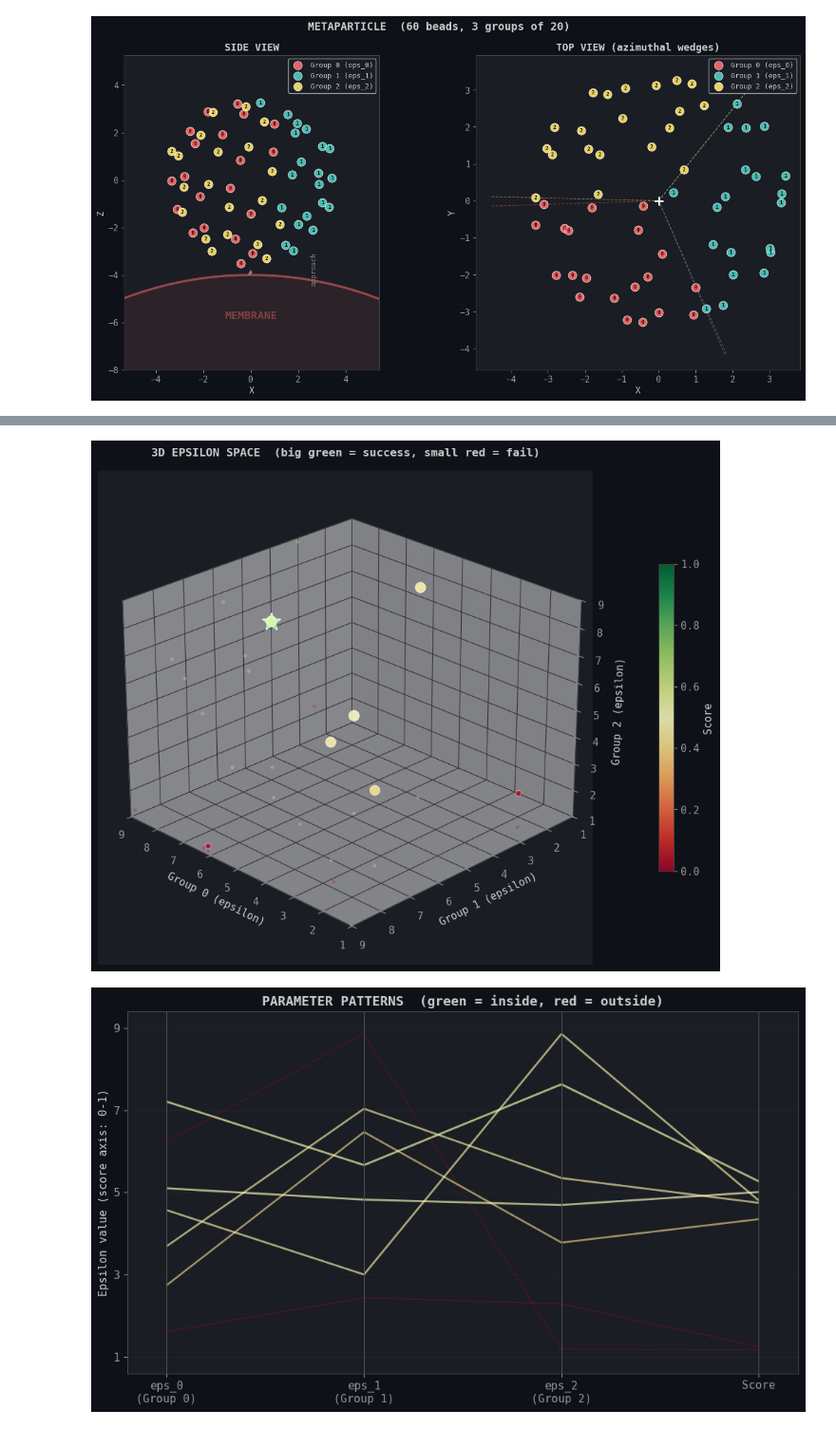
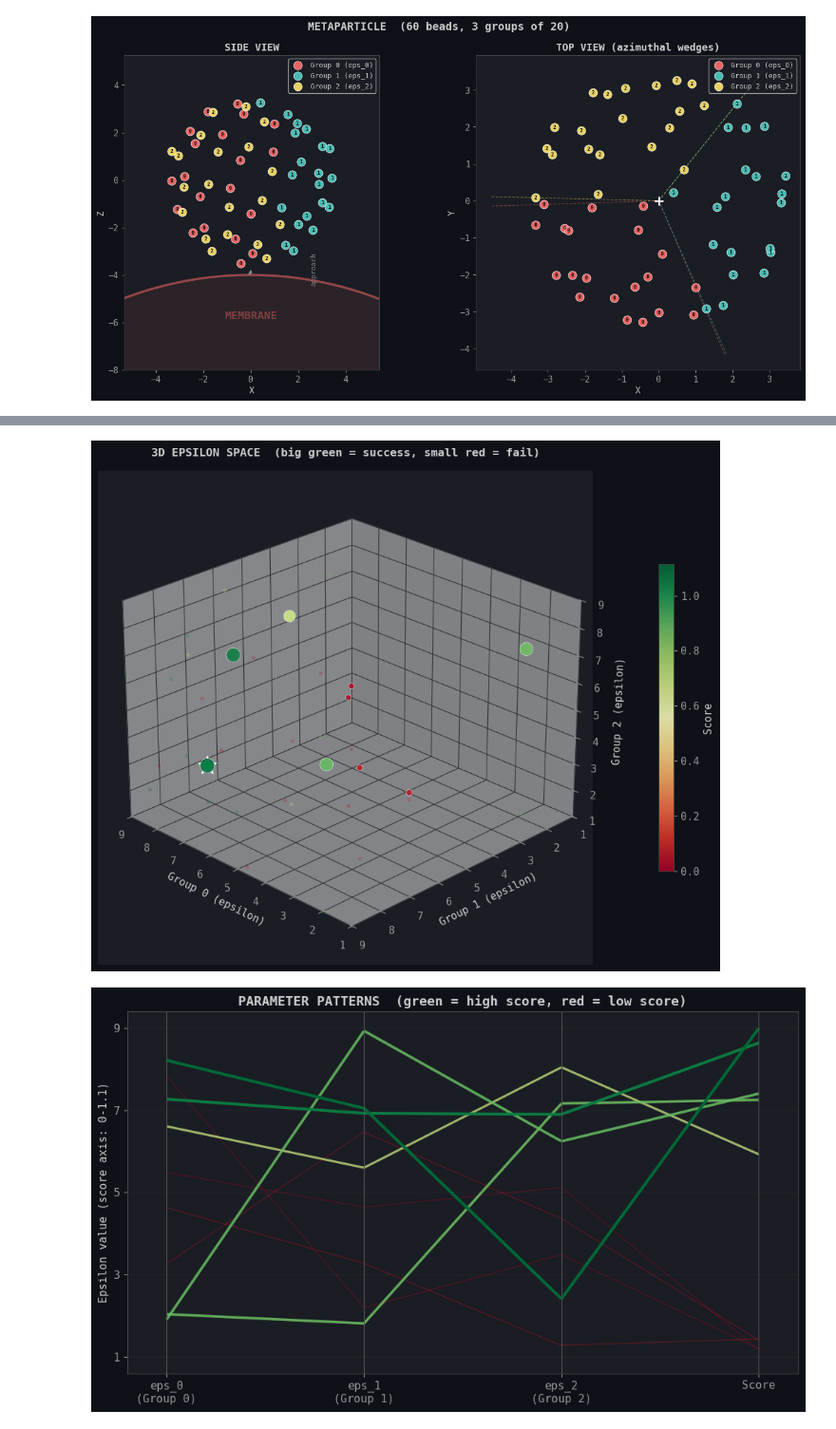
Before and after one commit to MaartenStork/metaparticles-main, a Jupyter notebook: analyze_bo.ipynb, the cells around one changed output, grey strips where cells are left out. Shown at 95% size. Cells and saved outputs as stored; diff of their text form; code cells hidden in the pictures.

```diff
--- a/analyze_bo.ipynb
+++ b/analyze_bo.ipynb
@@ -138,12 +143,12 @@ score = depth * (0.5 + 0.5 * coverage)  |  coverage data: 7/7 runs
 # %%
 # SUMMARY TABLE: all runs at a glance
-# Green = inside, red = failed (outside). Now includes solid angle coverage.
+# Green = inside, red = failed (outside). Includes coverage + cluster info.
 
-fig, ax = plt.subplots(figsize=(16, max(2, 0.4 * len(ok) + 1.5)))
+fig, ax = plt.subplots(figsize=(18, max(2, 0.4 * len(ok) + 1.5)))
 ax.axis("off")
 
-headers = ["eval", "eps_0", "eps_1", "eps_2", "r/R", "coverage", "score", "result"]
-col_x = [0.02, 0.08, 0.17, 0.26, 0.35, 0.44, 0.56, 0.68]
+headers = ["eval", "eps_0", "eps_1", "eps_2", "r/R", "coverage", "clusters", "score", "result"]
+col_x = [0.02, 0.08, 0.16, 0.24, 0.32, 0.40, 0.50, 0.60, 0.70]
 
 # Header row
 for x, h in zip(col_x, headers):
@@ -152,7 +157,6 @@ for x, h in zip(col_x, headers):
 ax.plot([0.01, 0.97], [0.95, 0.95], color="#555", lw=1,
         transform=ax.transAxes, clip_on=False)
 
-# Sort by eval_id
 sorted_runs = sorted(ok, key=lambda r: r["eval_id"])
 n = len(sorted_runs)
 
@@ -162,6 +166,7 @@ for i, r in enumerate(sorted_runs):
     rr = r["radial_ratio"]
     e = r["epsilons"]
     cov = r.get("coverage", None)
+    ncl = r.get("n_membrane_clusters", 0)
 
     inside = rr < 1.0
 
@@ -173,6 +178,7 @@ for i, r in enumerate(sorted_runs):
         result_text = f"OUTSIDE (r/R={rr:.2f})"
 
     cov_str = f"{cov:.3f}" if cov is not None else "  -  "
+    cl_str = f"{ncl}" if ncl else "-"
 
     vals = [
         f"{r['eval_id']:>4d}",
@@ -181,6 +187,7 @@ for i, r in enumerate(sorted_runs):
         f"{e[2]:>6.2f}",
         f"{rr:>6.3f}",
         f"{cov_str:>6s}",
+        f"{cl_str:>3s}",
         f"{s:>7.4f}",
         result_text,
     ]
@@ -196,7 +203,7 @@ for i, r in enumerate(sorted_runs):
                               alpha=0.08, clip_on=False)
         ax.add_patch(rect)
 
-ax.set_title("ALL RUNS SUMMARY  (score = depth * (0.5 + 0.5 * coverage))",
+ax.set_title("ALL RUNS SUMMARY  (score = depth * (0.5 + 0.5*coverage) * (1+split))",
              fontweight="bold", fontsize=14, pad=10)
 plt.tight_layout()
 plt.show()
@@ -255,6 +260,5 @@ plt.show()
 # %%
 # 2. HEATMAPS: interpolated score landscape in epsilon space
-# Shows WHERE in parameter space endocytosis happens
 
 pairs = [(0, 1, "Group 0", "Group 1"),
          (0, 2, "Group 0", "Group 2"),
@@ -269,14 +273,13 @@ for ax, (i, j, li, lj) in zip(axes, pairs):
 
     if len(scores) >= 4:
         ZI = griddata(eps[:, [i, j]], scores, (XI, YI), method="cubic", fill_value=0)
-        ZI = np.clip(ZI, 0, 1)
-        im = ax.contourf(XI, YI, ZI, levels=20, cmap="inferno", vmin=0, vmax=1)
+        ZI = np.clip(ZI, 0, score_max)
+        im = ax.contourf(XI, YI, ZI, levels=20, cmap="inferno", vmin=0, vmax=score_max)
         ax.contour(XI, YI, ZI, levels=[0.5], colors=["#00ff88"], linewidths=2, linestyles="--")
 
     ax.scatter(eps[:, i], eps[:, j], c=scores, cmap="inferno",
-              s=60, edgecolors="white", linewidths=0.8, vmin=0, vmax=1, zorder=5)
+              s=60, edgecolors="white", linewidths=0.8, vmin=0, vmax=score_max, zorder=5)
 
-    # Mark the best run
     best = np.argmax(scores)
     ax.scatter(eps[best, i], eps[best, j], marker="*", s=200,
               color="#00ff88", edgecolors="white", linewidths=1, zorder=6)
@@ -286,9 +289,9 @@ for ax, (i, j, li, lj) in zip(axes, pairs):
     ax.set_xlim(1, 9)
     ax.set_ylim(1, 9)
 
-fig.colorbar(plt.cm.ScalarMappable(cmap="inferno", norm=plt.Normalize(0, 1)),
+fig.colorbar(plt.cm.ScalarMappable(cmap="inferno", norm=plt.Normalize(0, score_max)),
              ax=axes[-1], label="Score", shrink=0.8, pad=0.02)
-fig.suptitle("SCORE LANDSCAPE  (green dashed = pass/fail boundary)",
+fig.suptitle("SCORE LANDSCAPE  (green dashed = 0.5 contour)",
              fontweight="bold", fontsize=13)
 plt.tight_layout()
 plt.show()
@@ -302,28 +305,26 @@ fig = plt.figure(figsize=(10, 8))
 ax = fig.add_subplot(111, projection="3d")
 ax.set_facecolor("#1a1d23")
 
-# Scale dot size by score
-sizes = 30 + 200 * scores
+scores_norm = scores / score_max  # normalize for size/alpha
+sizes = 30 + 200 * scores_norm
 
 sc = ax.scatter(eps[:, 0], eps[:, 1], eps[:, 2],
-                c=scores, cmap="RdYlGn", s=sizes, vmin=0, vmax=1,
+                c=scores, cmap="RdYlGn", s=sizes, vmin=0, vmax=score_max,
                 edgecolors="white", linewidths=0.4, alpha=0.85, depthshade=False)
 
-# Star on best
 best = np.argmax(scores)
 ax.scatter(eps[best, 0], eps[best, 1], eps[best, 2],
            marker="*", s=400, color="#00ff88", edgecolors="white",
            linewidths=1, zorder=6, depthshade=False)
 
-# Project shadows onto walls (shows 2D marginals)
 ax.scatter(eps[:, 0], eps[:, 1], np.full(len(eps), 1),
-           c=scores, cmap="RdYlGn", s=15, alpha=0.25, vmin=0, vmax=1,
+           c=scores, cmap="RdYlGn", s=15, alpha=0.25, vmin=0, vmax=score_max,
            edgecolors="none", depthshade=False)
 ax.scatter(eps[:, 0], np.full(len(eps), 9), eps[:, 2],
-           c=scores, cmap="RdYlGn", s=15, alpha=0.25, vmin=0, vmax=1,
+           c=scores, cmap="RdYlGn", s=15, alpha=0.25, vmin=0, vmax=score_max,
            edgecolors="none", depthshade=False)
 ax.scatter(np.full(len(eps), 9), eps[:, 1], eps[:, 2],
-           c=scores, cmap="RdYlGn", s=15, alpha=0.25, vmin=0, vmax=1,
+           c=scores, cmap="RdYlGn", s=15, alpha=0.25, vmin=0, vmax=score_max,
            edgecolors="none", depthshade=False)
 
 ax.set_xlabel("Group 0 (epsilon)")
@@ -340,7 +341,7 @@ fig.colorbar(sc, ax=ax, label="Score", shrink=0.6, pad=0.1)
 plt.tight_layout()
 plt.show()
 # %% [output]
-[figure, old version]
+[figure, new version]
 # %%
 # PARALLEL COORDINATES
 # Each line = one run, passing through eps_0, eps_1, eps_2
@@ -354,46 +355,44 @@ x_labels = ["eps_0\n(Group 0)", "eps_1\n(Group 1)", "eps_2\n(Group 2)", "Score"]
 # Normalize each axis to [0, 1] for display
 data = np.column_stack([eps, scores])
 mins = np.array([1, 1, 1, 0], dtype=float)
-maxs = np.array([9, 9, 9, 1], dtype=float)
+maxs = np.array([9, 9, 9, score_max], dtype=float)
 normed = (data - mins) / (maxs - mins)
 
-# Sort by score so high scores draw on top
+scores_norm = scores / score_max
 order = np.argsort(scores)
 
 for idx in order:
     y = normed[idx]
     points = np.column_stack([x_coords, y]).reshape(-1, 1, 2)
     segments = np.concatenate([points[:-1], points[1:]], axis=1)
 
-    color = plt.cm.RdYlGn(scores[idx])
-    alpha = 0.3 + 0.7 * scores[idx]  # failed runs more transparent
-    lw = 1.0 + 2.0 * scores[idx]
+    color = plt.cm.RdYlGn(scores_norm[idx])
+    alpha = np.clip(0.3 + 0.7 * scores_norm[idx], 0, 1)
+    lw = 1.0 + 2.0 * scores_norm[idx]
 
     lc = LineCollection(segments, colors=[color], alpha=alpha, linewidths=lw)
     ax.add_collection(lc)
 
-# Axis decorations
 for x in x_coords:
     ax.axvline(x, color="#555", lw=0.8)
 
 ax.set_xticks(x_coords)
 ax.set_xticklabels(x_labels)
 ax.set_xlim(-0.2, 3.2)
 ax.set_ylim(-0.05, 1.05)
 
-# Y-axis tick labels showing actual values
 yticks = np.linspace(0, 1, 5)
 ax.set_yticks(yticks)
 ax.set_yticklabels([f"{v:.0f}" for v in np.linspace(1, 9, 5)])
-ax.set_ylabel("Epsilon value (score axis: 0-1)")
+ax.set_ylabel("Epsilon value (score axis: 0-{:.1f})".format(score_max))
 
-ax.set_title("PARAMETER PATTERNS  (green = inside, red = outside)",
+ax.set_title("PARAMETER PATTERNS  (green = high score, red = low score)",
              fontweight="bold", fontsize=13)
 ax.grid(True, axis="y")
 plt.tight_layout()
 plt.show()
 # %% [output]
-[figure, old version]
+[figure, new version]
 # %%
 # 4. EPSILON SPREADS: violin + strip for inside vs outside
 # Shows the DISTRIBUTION of what works vs what doesn't
```
Also changed, not shown: parts of 16 cells of this notebook, 1 other file.
